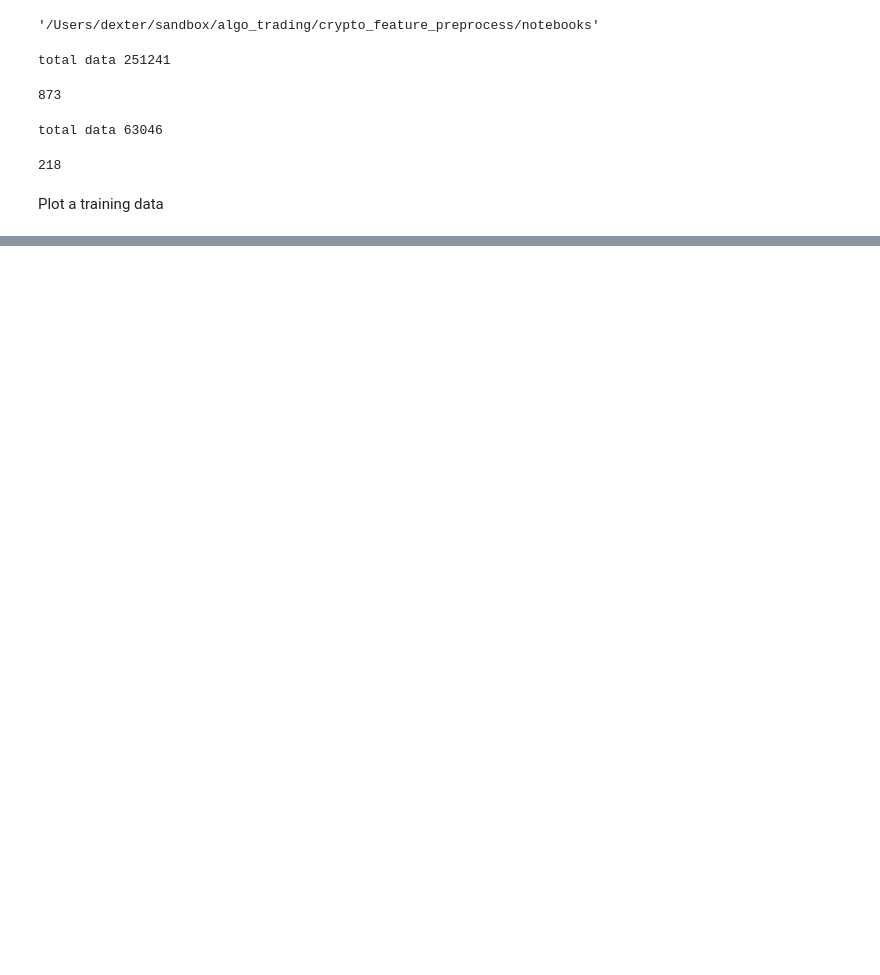
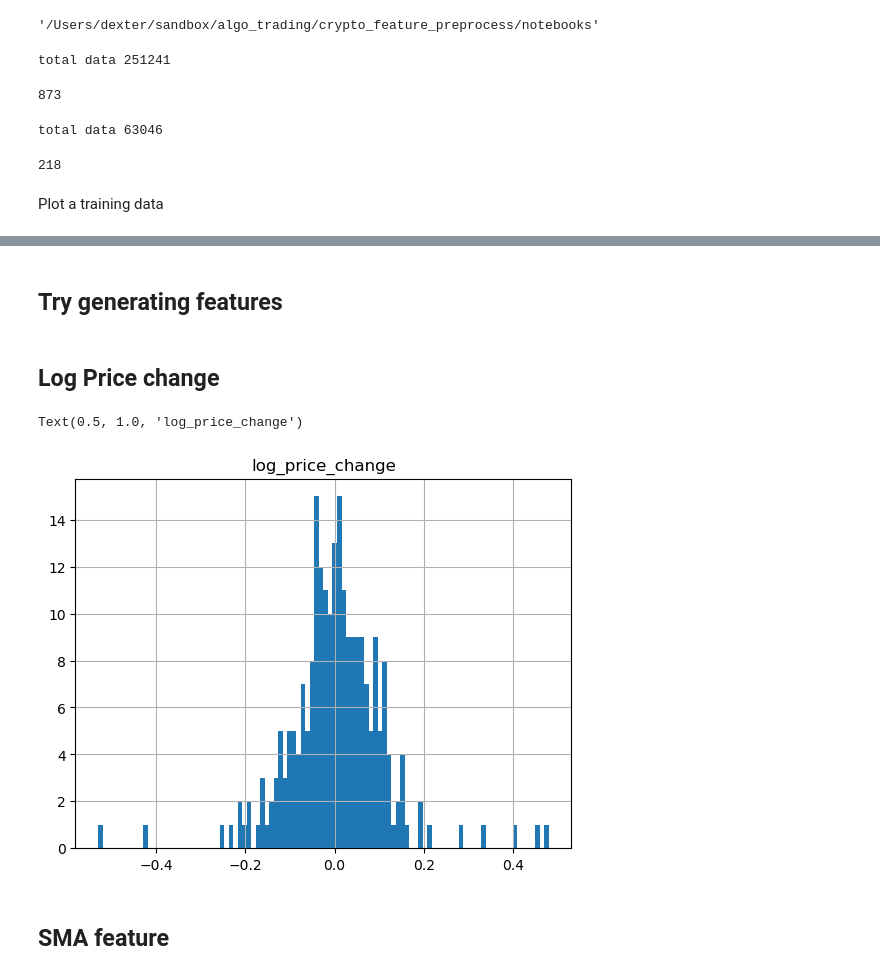
Before and after one commit to dexterchan/crypto_feature_preprocess, a Jupyter notebook: notebooks/Training_Data_Viewer.ipynb, the cells around one changed output, grey strips where cells are left out. Cells and saved outputs as stored; diff of their text form; code cells hidden in the pictures; blank space fills up the shorter version.

```diff
--- a/notebooks/Training_Data_Viewer.ipynb
+++ b/notebooks/Training_Data_Viewer.ipynb
@@ -121,0 +94,2 @@ import plotly.graph_objects as go
+# %% [markdown]
+## Try generating features
@@ -121,0 +107,31 @@ import plotly.graph_objects as go
+# %%
+LOG_PRICE_LOOKBACK:int = 10
+LOOK_BACK: int = 3
+#Build the feature spec
+feature_spec_pools = [
+    Feature_Definition(
+            meta={"name": Feature_Enum.LOG_PRICE},
+            data=Log_Price_Feature_Interface(dimension=LOG_PRICE_LOOKBACK),
+    ),
+    Feature_Definition(
+            meta={"name":Feature_Enum.SMA_CROSS},
+            data=SMA_Cross_Feature_Interface(dimension=LOOK_BACK, sma_window_1=20, sma_window_2=50)
+    ),
+    Feature_Definition(
+            meta={"name":Feature_Enum.RSI},
+            data=RSI_Feature_Interface(dimension=LOOK_BACK, rsi_window=14)
+    )
+]
+# %%
+features, feature_breakdown = create_feature_from_close_price(ohlcv_candles=pick_df, feature_pools=feature_spec_pools)
+# %% [markdown]
+## Log Price change
+# %%
+#Plot histogram of log_price_change with 1000 bin and title with plotlib
+log_price_feature_segment = features[:,0:feature_breakdown[0]]
+pd.Series(log_price_feature_segment[:,0]).hist(bins=100).set_title("log_price_change")
+# %% [output]
+Text(0.5, 1.0, 'log_price_change')
+[figure, added]
+# %% [markdown]
+## SMA feature
```
Also changed, not shown: parts of 24 cells of this notebook, 2 other files.
